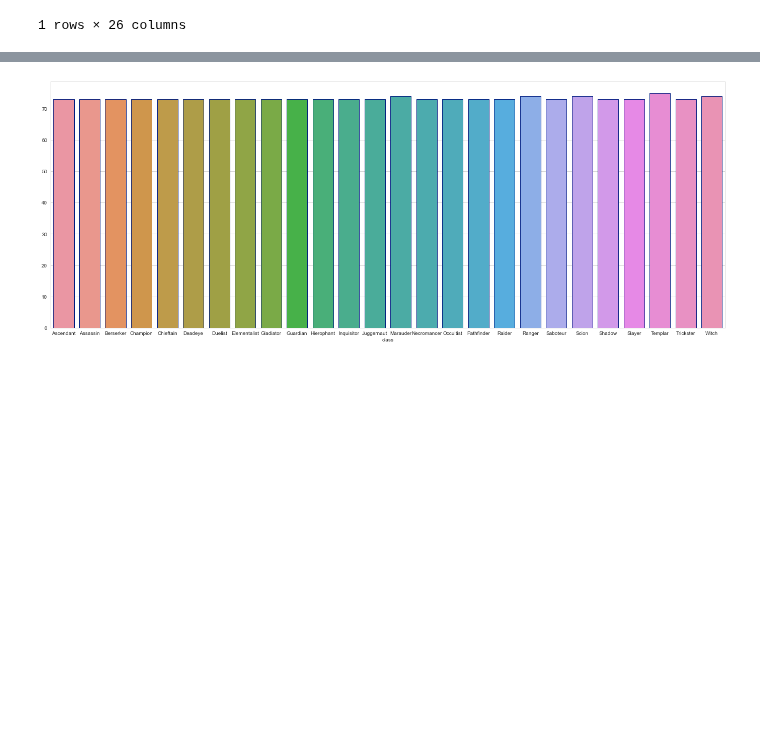
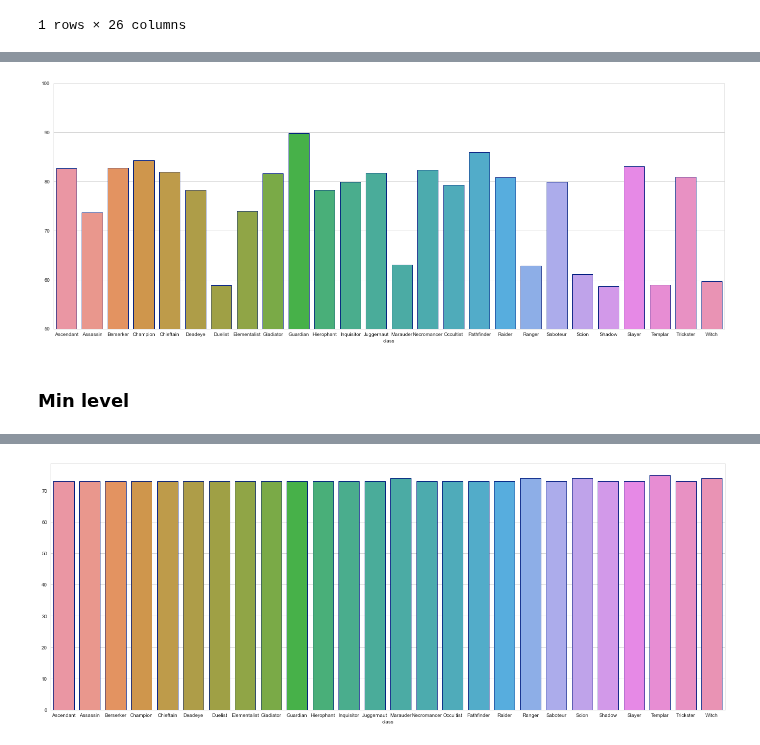
Before and after one commit to Angela-Park-JE/TIL_ver1, a Jupyter notebook: ToyPJT-POE_user/poe_stats_3_EDA_1.ipynb, the cells around one changed output, grey strips where cells are left out. Cells and saved outputs as stored; diff of their text form; code cells hidden in the pictures; blank space fills up the shorter version.

```diff
--- a/ToyPJT-POE_user/poe_stats_3_EDA_1.ipynb
+++ b/ToyPJT-POE_user/poe_stats_3_EDA_1.ipynb
@@ -595,0 +628,5 @@ plt.show()
+# %%
+# 하드코어 모드의 클래스별 평균 레벨
+
+pivot_meanlevel_class_hc = hc.pivot_table(values = 'level', columns = 'class', aggfunc = 'mean')
+pivot_meanlevel_class_hc
@@ -595,0 +636,10 @@ plt.show()
+# %%
+plt.rcParams["figure.figsize"] = (24, 9)
+plt.ylim(50, 100)
+sns.barplot(data = pivot_meanlevel_class_hc,
+            edgecolor=sns.color_palette("dark", 1))
+plt.show()
+# %% [output]
+[figure, added]
+# %% [markdown]
+### Min level
```
Also changed, not shown: parts of 40 cells of this notebook.
